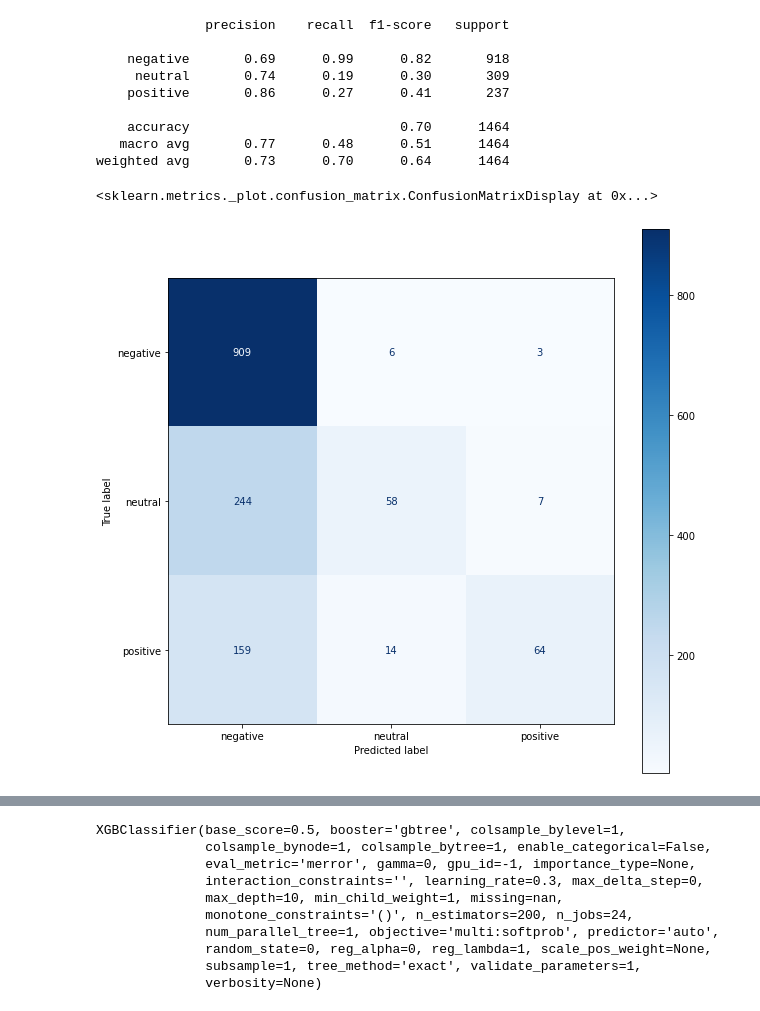
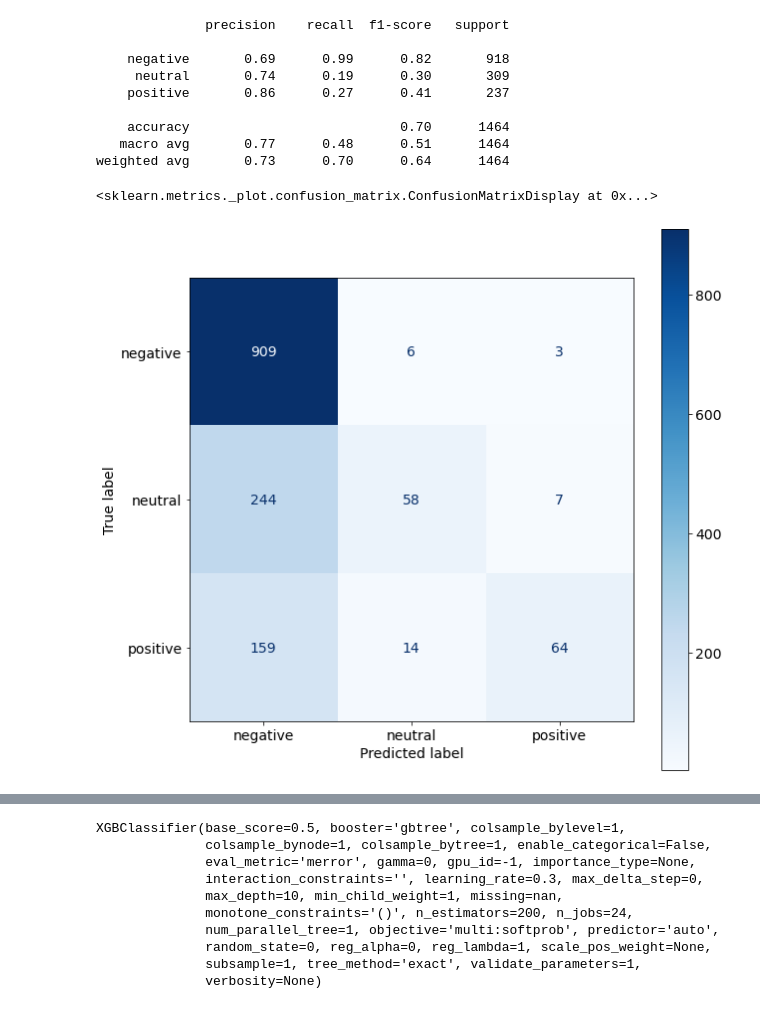
Before and after one commit to nimaim/metis-sensitivity-analysis, a Jupyter notebook: metis_intro_ds_project.ipynb, the cells around one changed output, grey strips where cells are left out. Cells and saved outputs as stored; diff of their text form; code cells hidden in the pictures.

```diff
--- a/metis_intro_ds_project.ipynb
+++ b/metis_intro_ds_project.ipynb
@@ -635,6 +638,7 @@ print(classification_report(y_test,y_pred))
 weighted avg       0.77      0.78      0.76      1464
 # %%
 fig, ax = plt.subplots(figsize=(10, 10))
+plt.rcParams.update({'font.size': 14})
 plot_confusion_matrix(log_model,X_test,y_test,cmap=plt.cm.Blues,ax=ax) # This is a built in sklearn function
 # %% [output]
 <sklearn.metrics._plot.confusion_matrix.ConfusionMatrixDisplay at 0x...>
@@ -721,10 +727,11 @@ print(classification_report(y_test,y_pred))
 weighted avg       0.73      0.70      0.64      1464
 # %%
 fig, ax = plt.subplots(figsize=(10, 10))
+plt.rcParams.update({'font.size': 14})
 plot_confusion_matrix(nb_model,X_test,y_test,cmap=plt.cm.Blues,ax=ax)
 # %% [output]
 <sklearn.metrics._plot.confusion_matrix.ConfusionMatrixDisplay at 0x...>
-[figure, old version]
+[figure, new version]
 # %%
 # Big improvement in false positives, but also labels positive and neutral tweets as negative
 # Depending on what is more important, either model can be chosen based on performance metrics
```
Also changed, not shown: parts of 14 cells of this notebook.
